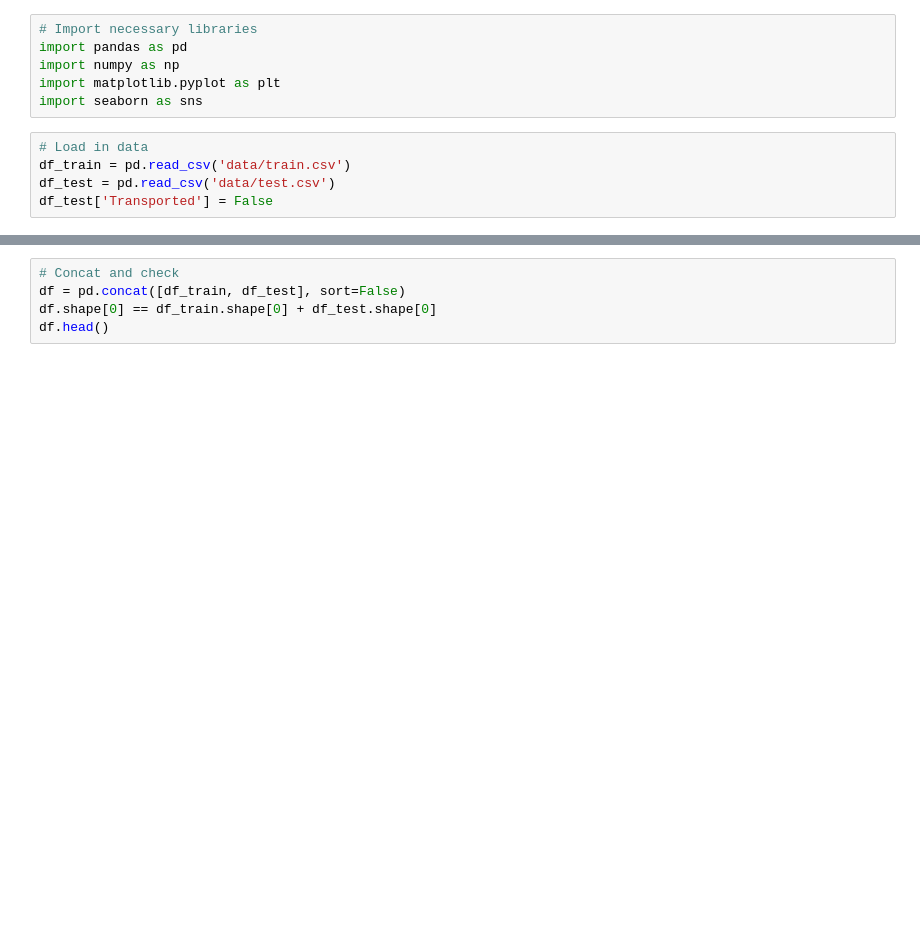
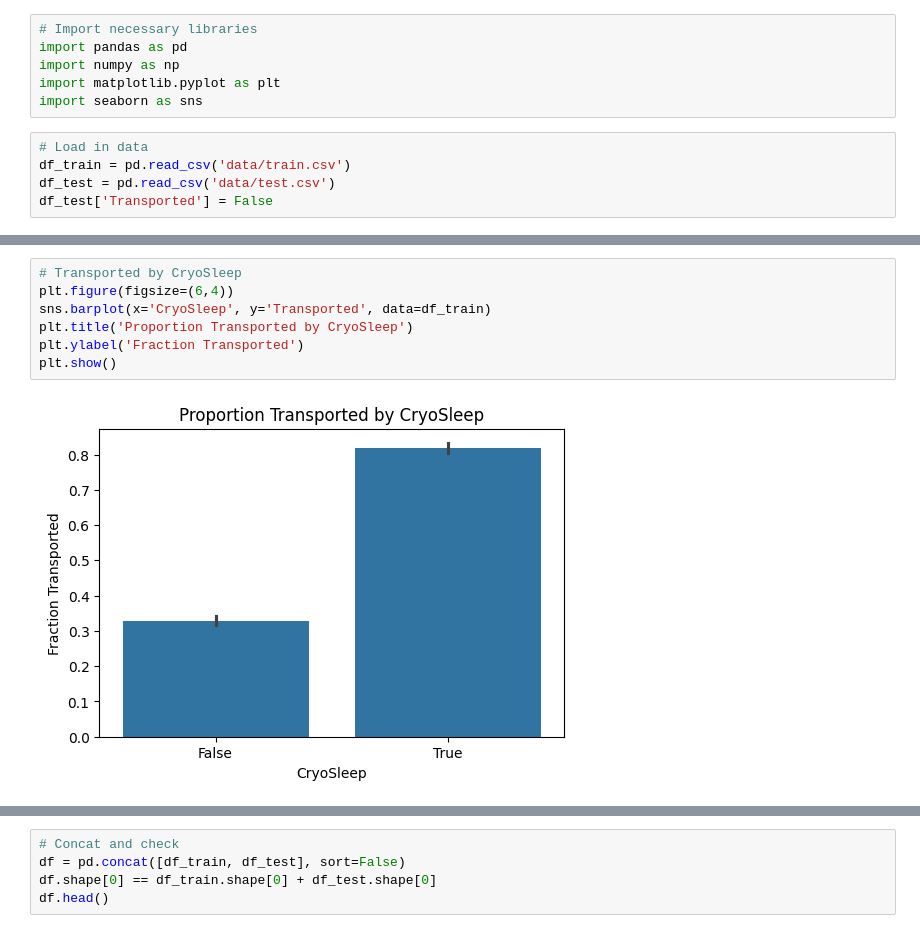
Before and after one commit to JQK1806/spaceship-titanic, a Jupyter notebook: main.ipynb, the cells around one changed output, grey strips where cells are left out. Drawn from its saved outputs; the diff is of its cells as text; blank space fills up the shorter version.

```diff
--- a/main.ipynb
+++ b/main.ipynb
@@ -11,0 +34,9 @@ df_test['Transported'] = False
+# %%
+# Transported by CryoSleep
+plt.figure(figsize=(6,4))
+sns.barplot(x='CryoSleep', y='Transported', data=df_train)
+plt.title('Proportion Transported by CryoSleep')
+plt.ylabel('Fraction Transported')
+plt.show()
+# %% [output]
+[figure, added]
```
Also changed, not shown: parts of 7 cells of this notebook.
